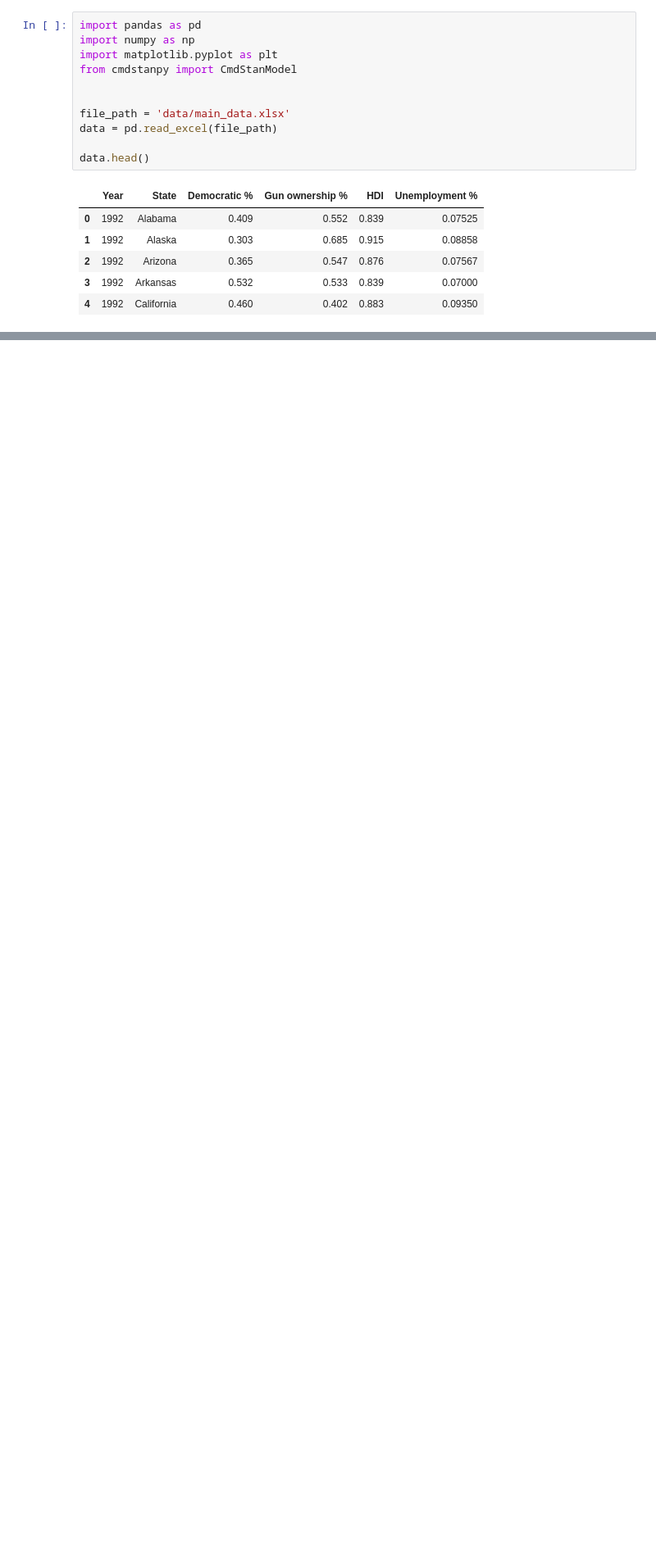
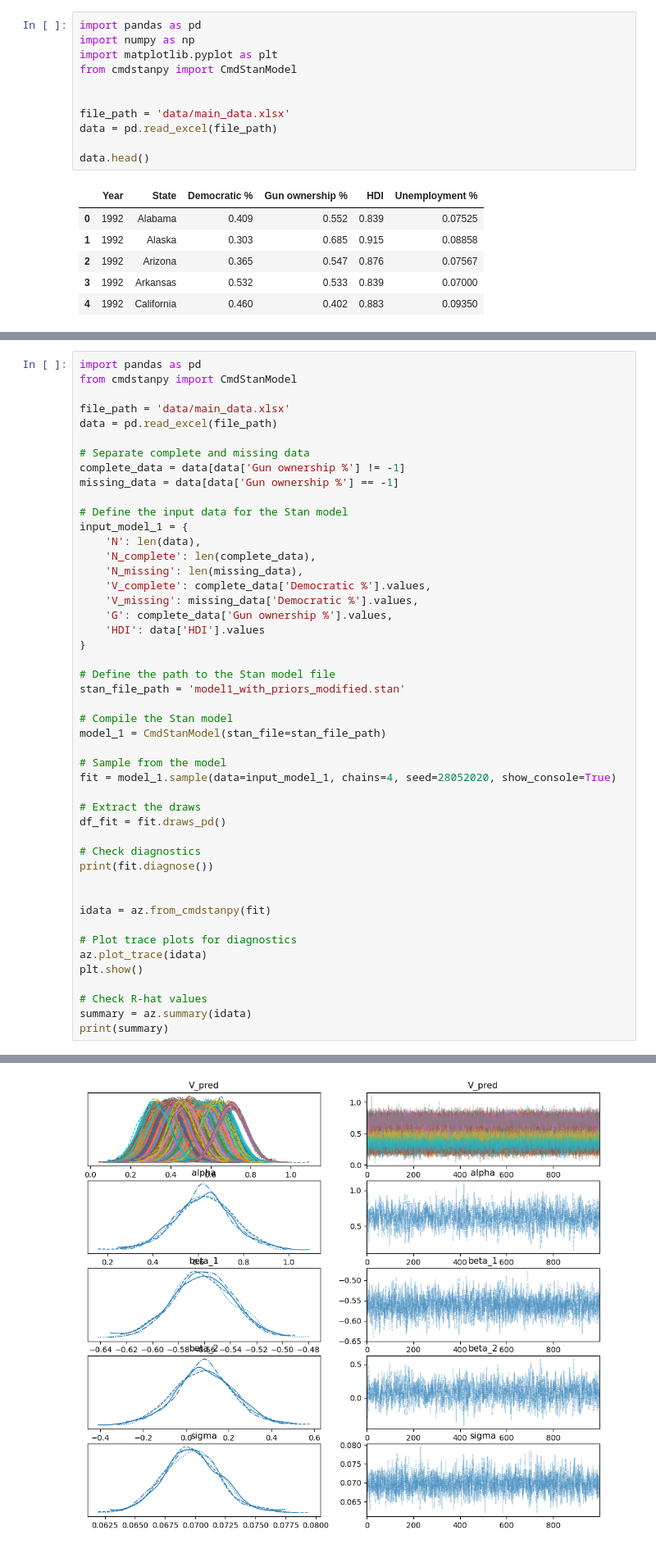
Before and after one commit to SzczypekJ/Predicting-USA-presidential-elections, a Jupyter notebook: first_model.ipynb, the cells around one changed output, grey strips where cells are left out. Shown at 82% size. Cells and saved outputs as stored; diff of their text form; blank space fills up the shorter version.

```diff
--- a/first_model.ipynb
+++ b/first_model.ipynb
@@ -169,0 +435,48 @@ plt.show()
+# %%
+import pandas as pd
+from cmdstanpy import CmdStanModel
+
+file_path = 'data/main_data.xlsx'
+data = pd.read_excel(file_path)
+
+# Separate complete and missing data
+complete_data = data[data['Gun ownership %'] != -1]
+missing_data = data[data['Gun ownership %'] == -1]
+
+# Define the input data for the Stan model
+input_model_1 = {
+    'N': len(data),
+    'N_complete': len(complete_data),
+    'N_missing': len(missing_data),
+    'V_complete': complete_data['Democratic %'].values,
+    'V_missing': missing_data['Democratic %'].values,
+    'G': complete_data['Gun ownership %'].values,
+    'HDI': data['HDI'].values
+}
+
+# Define the path to the Stan model file
+stan_file_path = 'model1_with_priors_modified.stan'
+
+# Compile the Stan model
+model_1 = CmdStanModel(stan_file=stan_file_path)
+
+# Sample from the model
+fit = model_1.sample(data=input_model_1, chains=4, seed=28052020, show_console=True)
+
+# Extract the draws
+df_fit = fit.draws_pd()
+
+# Check diagnostics
+print(fit.diagnose())
+
+
+idata = az.from_cmdstanpy(fit)
+
+# Plot trace plots for diagnostics
+az.plot_trace(idata)
+plt.show()
+
+# Check R-hat values
+summary = az.summary(idata)
+print(summary)
+# %% [output]
@@ -169,0 +549 @@ plt.show()
+[figure, added]
```
Also changed, not shown: parts of 10 cells of this notebook, 7 other files.
